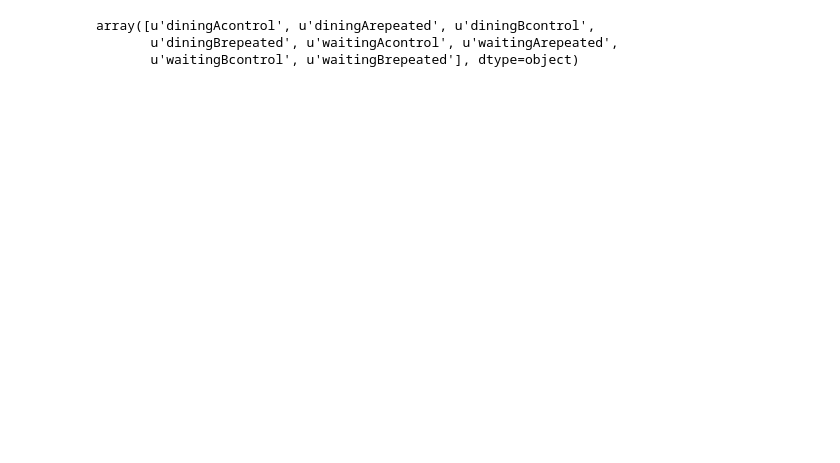
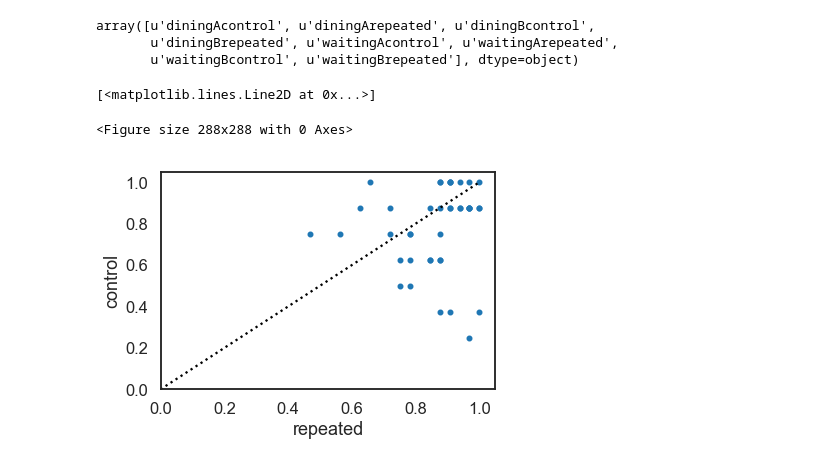
Before and after one commit to cogtoolslab/graphical_conventions_cogsci19, a Jupyter notebook: analysis/ipynb/jefan/generate_refgame_dataframe_run5.ipynb, the cells around one changed output. Drawn from its saved outputs; the diff is of its cells as text; code cells hidden in the pictures; blank space fills up the shorter version.

```diff
--- a/analysis/ipynb/jefan/generate_refgame_dataframe_run5.ipynb
+++ b/analysis/ipynb/jefan/generate_refgame_dataframe_run5.ipynb
@@ -153,3 +154,16 @@ np.unique(D_run5.category_subset_condition.values)
 array([u'diningAcontrol', u'diningArepeated', u'diningBcontrol',
        u'diningBrepeated', u'waitingAcontrol', u'waitingArepeated',
        u'waitingBcontrol', u'waitingBrepeated'], dtype=object)
+# %%
+fig = plt.figure(figsize=(4,4))
+D2 = D.groupby(['gameID','condition'])['outcome'].mean().reset_index()
+D3 = D2.pivot(index='gameID',columns='condition',values='outcome').reset_index()
+D3.plot.scatter(x='repeated',
+                y='control')
+plt.xlim(0,1.05)
+plt.ylim(0,1.05)
+plt.plot([0,1],[0,1],'k:')
+# %% [output]
+[<matplotlib.lines.Line2D at 0x...>]
+<Figure size 288x288 with 0 Axes>
+[figure, added]
```
Also changed, not shown: parts of 12 cells of this notebook, 2 other files.
